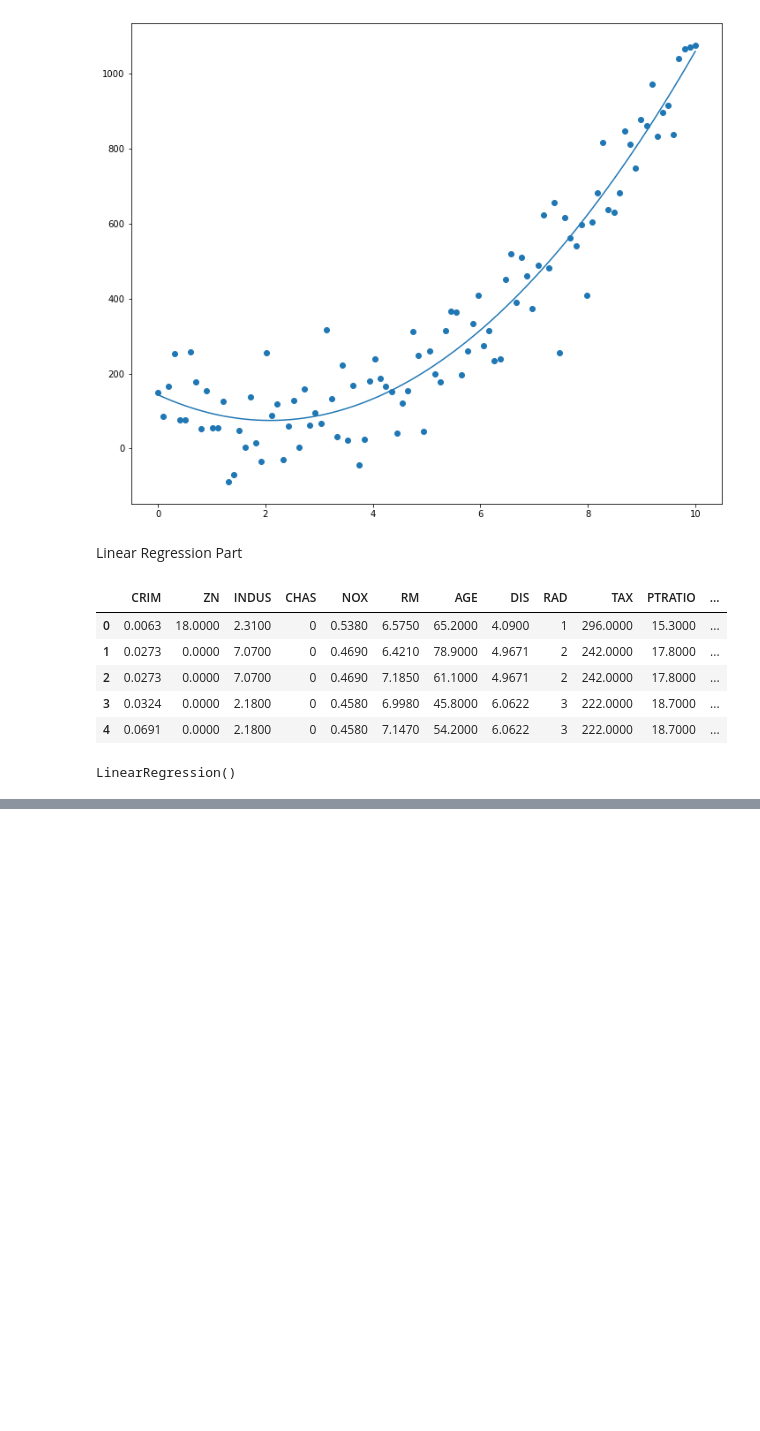
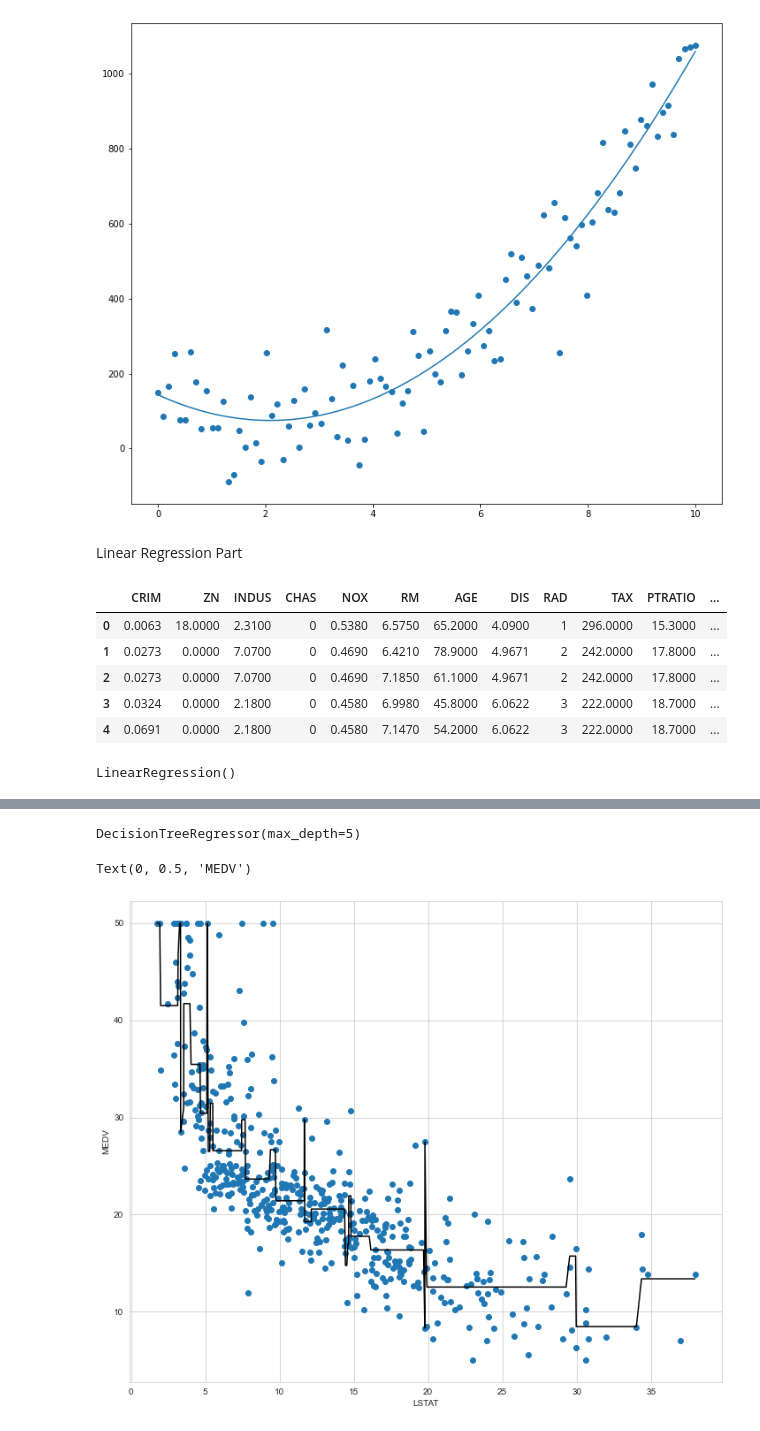
Before and after one commit to mashnun/Regression, a Jupyter notebook: Multiple Regression.ipynb, the cells around one changed output, grey strips where cells are left out. Drawn from its saved outputs; the diff is of its cells as text; code cells hidden in the pictures; blank space fills up the shorter version.

```diff
--- a/Multiple Regression.ipynb
+++ b/Multiple Regression.ipynb
@@ -358,0 +390,3 @@ LinearRegression()
+# %%
+Y = boston_data.target
+X = df
@@ -358,0 +414,3 @@ LinearRegression()
+# %%
+from sklearn.tree import DecisionTreeRegressor
+X = df[['LSTAT']].values
@@ -358,0 +437,16 @@ LinearRegression()
+# %%
+tree = DecisionTreeRegressor(max_depth=5)
+tree.fit(X, Y)
+# %% [output]
+DecisionTreeRegressor(max_depth=5)
+# %%
+sort_idx = X.flatten().argsort()
+# %%
+pt.figure(figsize=(12,10))
+pt.scatter(X[sort_idx], Y[sort_idx])
+pt.plot(X[sort_idx], tree.predict(X[sort_idx]), color = 'k')
+pt.xlabel('LSTAT')
+pt.ylabel('MEDV')
+# %% [output]
+Text(0, 0.5, 'MEDV')
+[figure, added]
```
Also changed, not shown: parts of 21 cells of this notebook.
